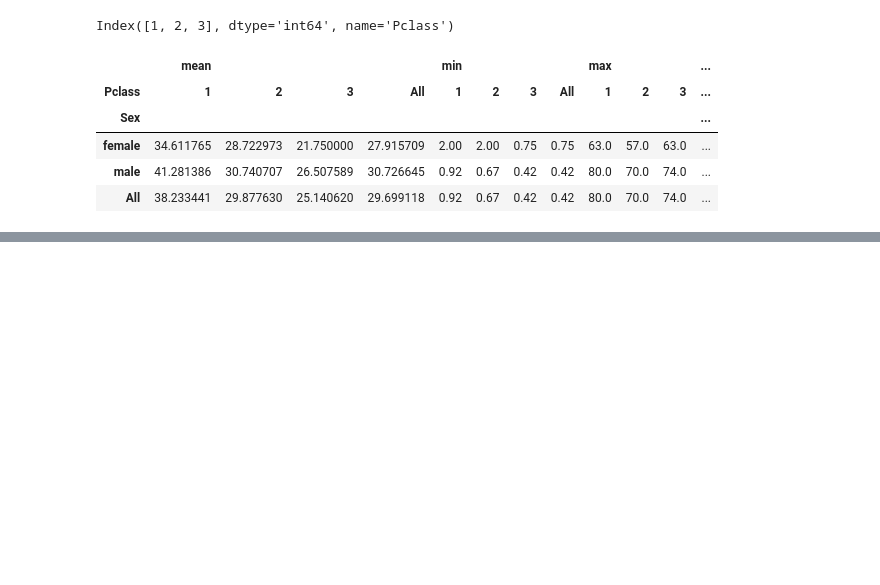
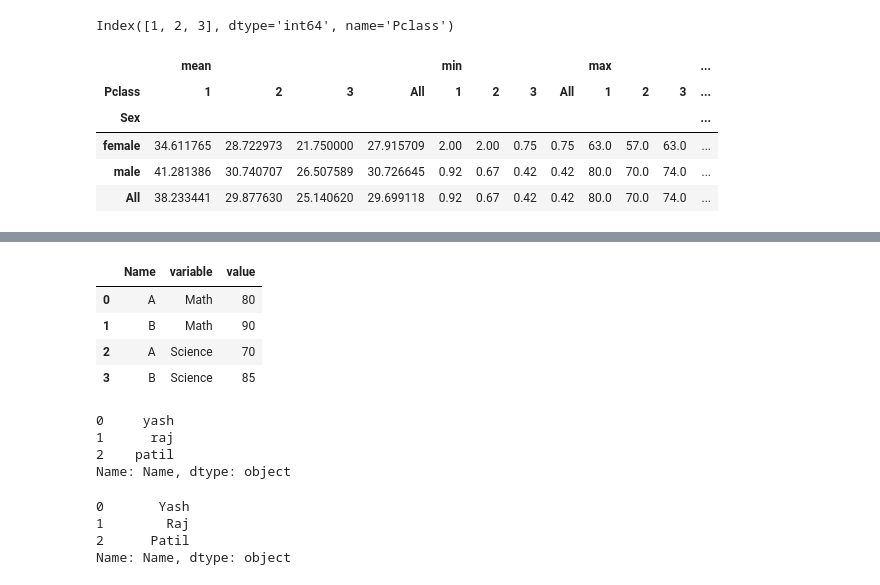
Before and after one commit to yashdeep-patil/Pandas, a Jupyter notebook: pandas.ipynb, the cells around one changed output, grey strips where cells are left out. Drawn from its saved outputs; the diff is of its cells as text; code cells hidden in the pictures; blank space fills up the shorter version.

```diff
--- a/pandas.ipynb
+++ b/pandas.ipynb
@@ -1049,0 +1081,42 @@ h
+# %%
+df = pd.DataFrame({
+    'Name':['A','B'],
+    'Math':[80,90],
+    'Science':[70,85]
+})
+
+df.melt(id_vars='Name')
+# %% [output]
+|  | Name | variable | value |
+| 0 | A | Math | 80 |
+| 1 | B | Math | 90 |
+| 2 | A | Science | 70 |
+| 3 | B | Science | 85 |
+# %%
+df = pd.DataFrame({
+    'Name':['  YASH  ',
+            ' RAJ',
+            'PATIL  ']
+})
+
+df['Name'].str.strip().str.lower()
+# %% [output]
+0     yash
+1      raj
+2    patil
+Name: Name, dtype: object
+# %%
+df = pd.DataFrame({
+    'Name':[
+        'Mr. Yash',
+        'Mr. Raj',
+        'Mr. Patil'
+    ]
+})
+
+df['Name'].str.replace('Mr.','')
+# %% [output]
+0       Yash
+1        Raj
+2      Patil
+Name: Name, dtype: object
```
Also changed, not shown: parts of 5 cells of this notebook.
